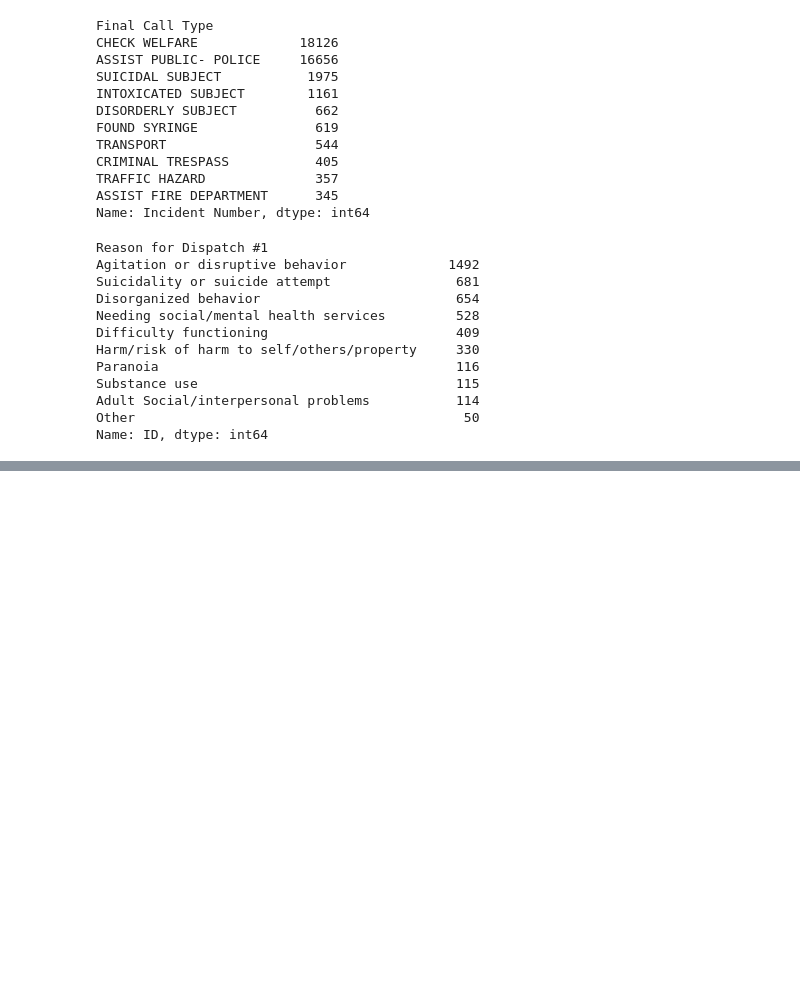
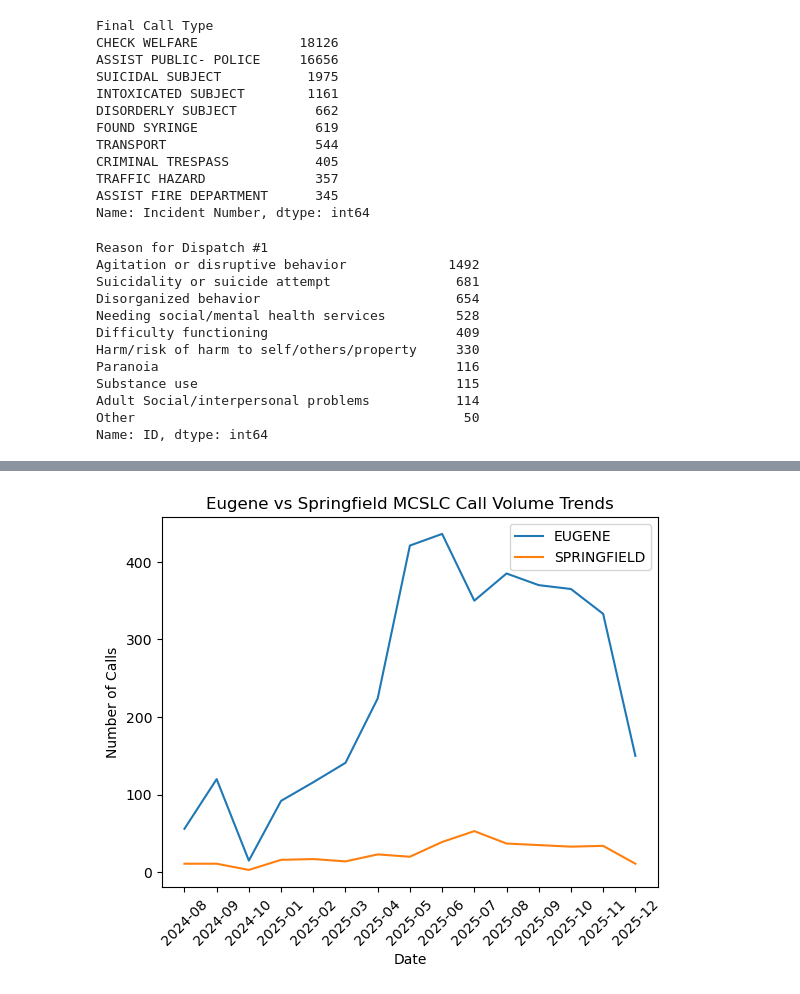
Before and after one commit to luhlig123/DataScienceInAction, a Jupyter notebook: DSCI410_Data_Processing.ipynb, the cells around one changed output, grey strips where cells are left out. Cells and saved outputs as stored; diff of their text form; code cells hidden in the pictures; blank space fills up the shorter version.

```diff
--- a/DSCI410_Data_Processing.ipynb
+++ b/DSCI410_Data_Processing.ipynb
@@ -188,0 +240,12 @@ plt.legend()
+# %%
+#Eugene vs Springfield MCSLC Call Volume Trends
+
+sns.lineplot(data = MCSLC_EUG_VOLUME, x = "Date", y = "ID", label = "EUGENE")
+sns.lineplot(data = MCSLC_SPR_VOLUME, x = "Date", y = "ID", label = "SPRINGFIELD")
+
+plt.title("Eugene vs Springfield MCSLC Call Volume Trends")
+plt.xlabel("Date")
+plt.ylabel("Number of Calls")
+plt.xticks(rotation=45);
+# %% [output]
+[figure, added]
```
Also changed, not shown: parts of 15 cells of this notebook.
